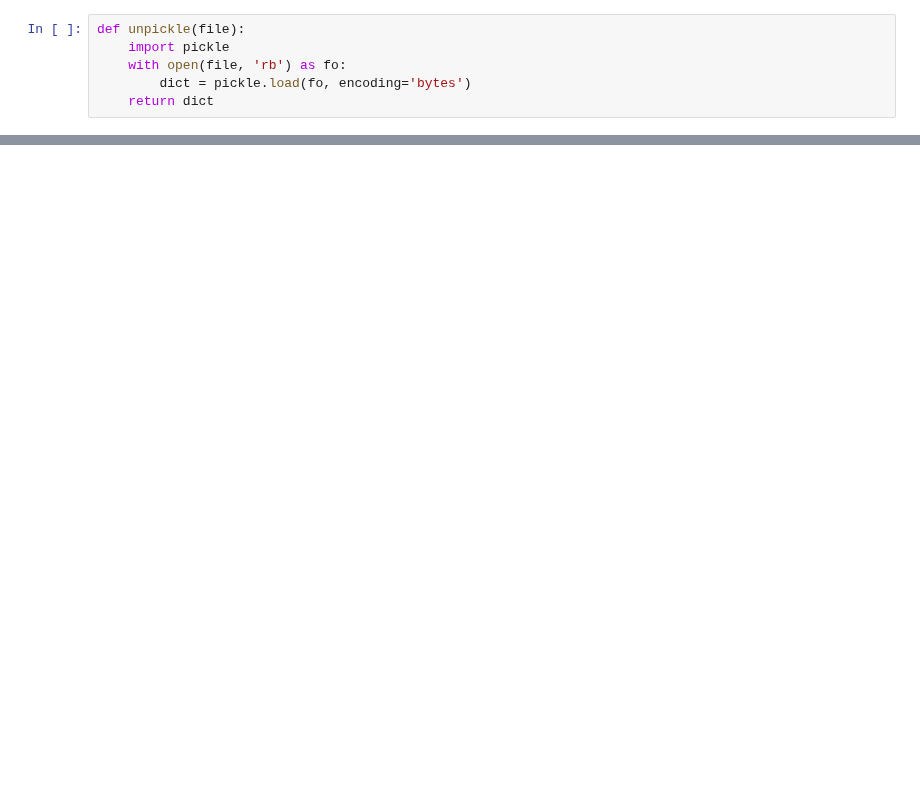
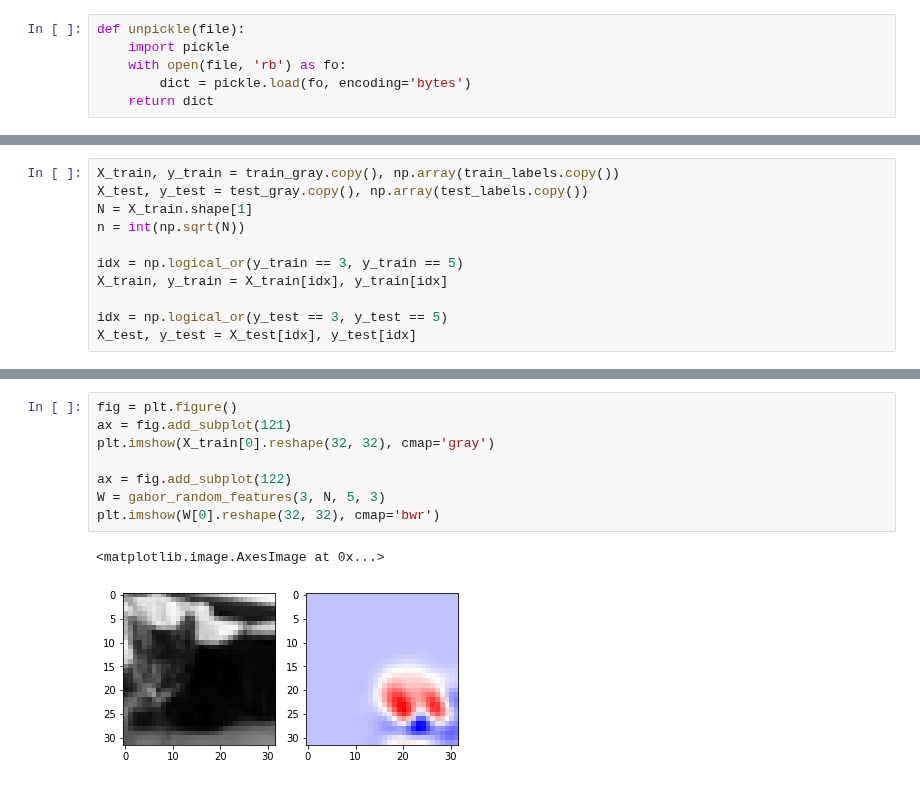
Before and after one commit to BruntonUWBio/structured-random-features, a Jupyter notebook: CIFAR10_clf.ipynb, the cells around one changed output, grey strips where cells are left out. Drawn from its saved outputs; the diff is of its cells as text; blank space fills up the shorter version.

```diff
--- a/CIFAR10_clf.ipynb
+++ b/CIFAR10_clf.ipynb
@@ -70,0 +67,11 @@ from sklearn.model_selection import train_test_split
+# %%
+X_train, y_train = train_gray.copy(), np.array(train_labels.copy())
+X_test, y_test = test_gray.copy(), np.array(test_labels.copy())
+N = X_train.shape[1]
+n = int(np.sqrt(N))
+
+idx = np.logical_or(y_train == 3, y_train == 5)
+X_train, y_train = X_train[idx], y_train[idx]
+
+idx = np.logical_or(y_test == 3, y_test == 5)
+X_test, y_test = X_test[idx], y_test[idx]
@@ -70,0 +93,11 @@ from sklearn.model_selection import train_test_split
+# %%
+fig = plt.figure()
+ax = fig.add_subplot(121)
+plt.imshow(X_train[0].reshape(32, 32), cmap='gray')
+
+ax = fig.add_subplot(122)
+W = gabor_random_features(3, N, 5, 3)
+plt.imshow(W[0].reshape(32, 32), cmap='bwr')
+# %% [output]
+<matplotlib.image.AxesImage at 0x...>
+[figure, added]
```
Also changed, not shown: parts of 15 cells of this notebook, 7 other files.
